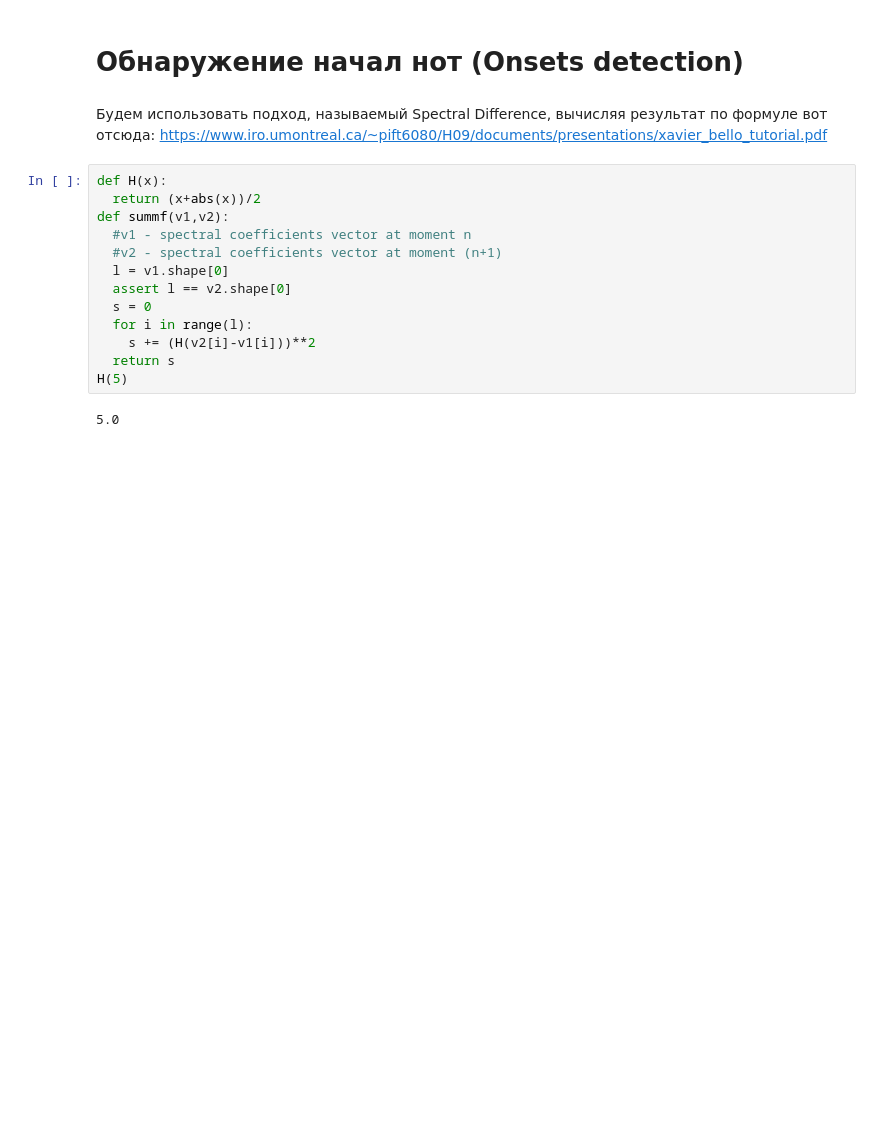
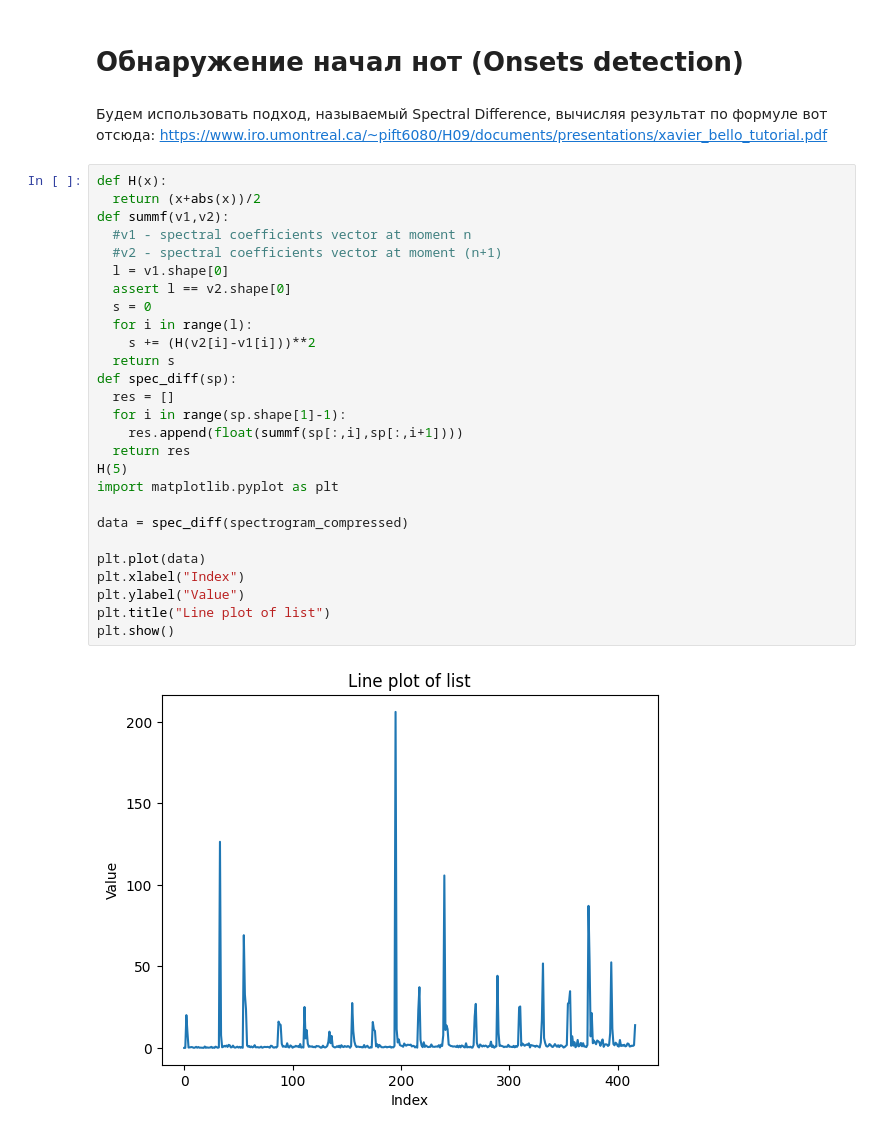
Before and after one commit to bierml/NMFforAMT, a Jupyter notebook: upgrade/Music_Transcribing[NMF].ipynb, the cells around one changed output. Saved outputs shown, nothing was run; the diff lists cells and outputs as text; blank space fills up the shorter version.

```diff
--- a/upgrade/Music_Transcribing[NMF].ipynb
+++ b/upgrade/Music_Transcribing[NMF].ipynb
@@ -439,15 +439,29 @@ Requirement already satisfied: tzdata in /usr/local/lib/python3.12/dist-packages
 # %%
 def H(x):
   return (x+abs(x))/2
 def summf(v1,v2):
   #v1 - spectral coefficients vector at moment n
   #v2 - spectral coefficients vector at moment (n+1)
   l = v1.shape[0]
   assert l == v2.shape[0]
   s = 0
   for i in range(l):
     s += (H(v2[i]-v1[i]))**2
   return s
+def spec_diff(sp):
+  res = []
+  for i in range(sp.shape[1]-1):
+    res.append(float(summf(sp[:,i],sp[:,i+1])))
+  return res
 H(5)
+import matplotlib.pyplot as plt
+
+data = spec_diff(spectrogram_compressed)
+
+plt.plot(data)
+plt.xlabel("Index")
+plt.ylabel("Value")
+plt.title("Line plot of list")
+plt.show()
 # %% [output]
-5.0
+[figure, added]
```
Also changed, not shown: parts of 2 cells of this notebook, 1 other file.
